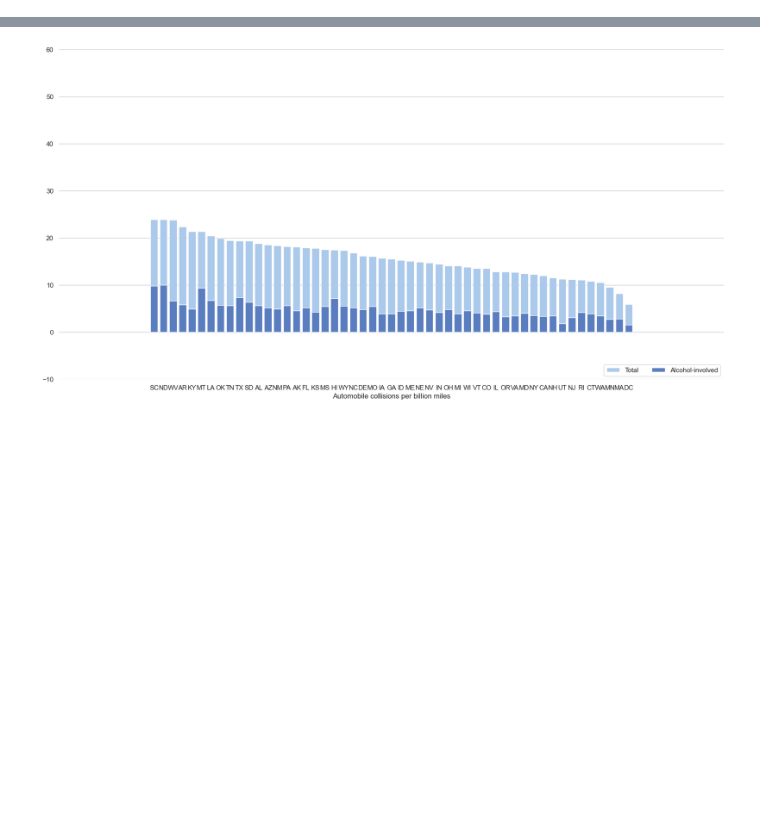
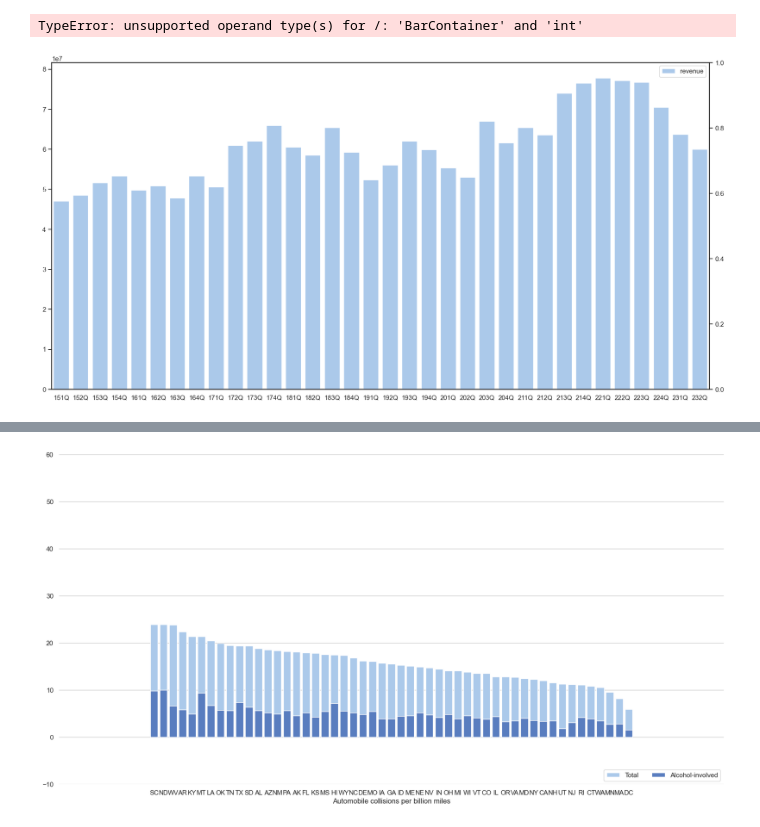
Before and after one commit to iburn78/trader, a Jupyter notebook: data_collection/dc_06_Visualize_Company_Health.ipynb, the cells around one changed output, grey strips where cells are left out. Drawn from its saved outputs; the diff is of its cells as text; code cells hidden in the pictures; blank space fills up the shorter version.

```diff
--- a/data_collection/dc_06_Visualize_Company_Health.ipynb
+++ b/data_collection/dc_06_Visualize_Company_Health.ipynb
@@ -7,3 +7,41 @@ import pandas as pd
 db1 = pd.read_feather('data/financial_reports_upto_2023-10-06_part1.feather')
 
 # code_list = db1['code'].unique().tolist()+db2['code'].unique().tolist()+db3['code'].unique().tolist()
+# %%
+code = '005930'
+record = db1.loc[db1['code']==code]
+# %%
+import seaborn as sns
+import matplotlib.pyplot as plt
+
+y1 = db1.loc[(db1['code']==code) & (db1['fs_div']=='CFS') & (db1['account']=='revenue')]
+y2 = db1.loc[(db1['code']==code) & (db1['fs_div']=='CFS') & (db1['account']=='operating_income')]
+# y3 = y2.div(y1.values)
+y_ = y1.isnull()*y2.isnull().values
+quarter_cols= [s for s in record.columns.values if (not y_[s].values[0]) and ('Q' in s)]
+
+y1 = y1[quarter_cols].values[0]/KRW_UNIT
+y2 = y2[quarter_cols].values[0]/KRW_UNIT
+y3 = y2/y1*100
+x = [s.replace('2020','XX').replace('20','').replace('XX','20').replace('_','') for s in quarter_cols]
+
+sns.set_theme(style="white")
+f, ax = plt.subplots(figsize=(20, 10))
+axr = ax.twinx()
+sns.set_color_codes("pastel")
+sns.barplot(x=x, y=y1, ax = ax, label="revenue", color="b")
+ax.bar_label(ax.containers[0])
+sns.set_color_codes("muted")
+sns.barplot(x=x, y=y2, ax = ax, label="op_income", color="b")
+ax.bar_label(ax.containers[1])
+ax.legend(ncol=1, loc="upper left", frameon=False)
+ax.set(ylabel="1,000,000 KRW", xlabel="quarters")
+sns.lineplot(x=x, y=y3, ax = axr, label="op_income rate", color="r", marker='o')
+axr.legend(ncol=1, loc="upper right", frameon=False)
+axr.set(ylabel="percent(%)")
+# ax.set(xlim=(0,len(x)), ylim=(0,max(y1)*1.1))
+sns.despine(left=True, bottom=True)
+# plt.show()
+# %% [output]
+TypeError: unsupported operand type(s) for /: 'BarContainer' and 'int'
+[figure, added]
```
Also changed, not shown: parts of 3 cells of this notebook, 4 other files.
